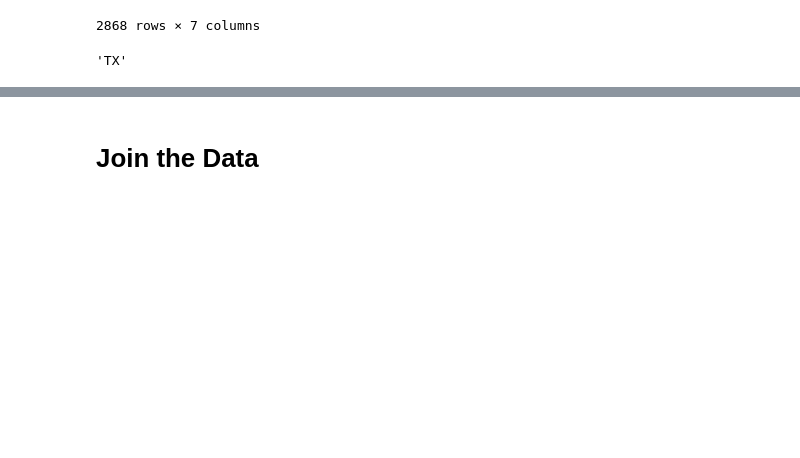
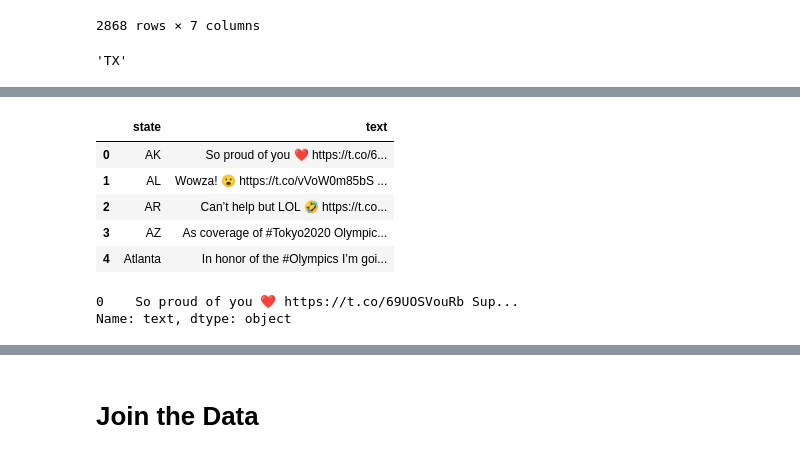
Before and after one commit to lingchensanwen/tweetTokyo, a Jupyter notebook: GeoLocation Analysis.ipynb, the cells around one changed output, grey strips where cells are left out. Cells and saved outputs as stored; diff of their text form; code cells hidden in the pictures; blank space fills up the shorter version.

```diff
--- a/GeoLocation Analysis.ipynb
+++ b/GeoLocation Analysis.ipynb
@@ -235,0 +179,14 @@ df_state_dict["TX"]
+# %%
+df_state_group.head(5)
+# %% [output]
+|  | state | text |
+| 0 | AK | So proud of you ❤️ https://t.co/6... |
+| 1 | AL | Wowza! 😮 https://t.co/vVoW0m85bS ... |
+| 2 | AR | Can’t help but LOL 🤣 https://t.co... |
+| 3 | AZ | As coverage of #Tokyo2020 Olympic... |
+| 4 | Atlanta | In honor of the #Olympics I’m goi... |
+# %%
+df_state_group[df_state_group["state"]=="AK"]["text"]
+# %% [output]
+0    So proud of you ❤️ https://t.co/69UOSVouRb Sup...
+Name: text, dtype: object
```
Also changed, not shown: parts of 71 cells of this notebook.
